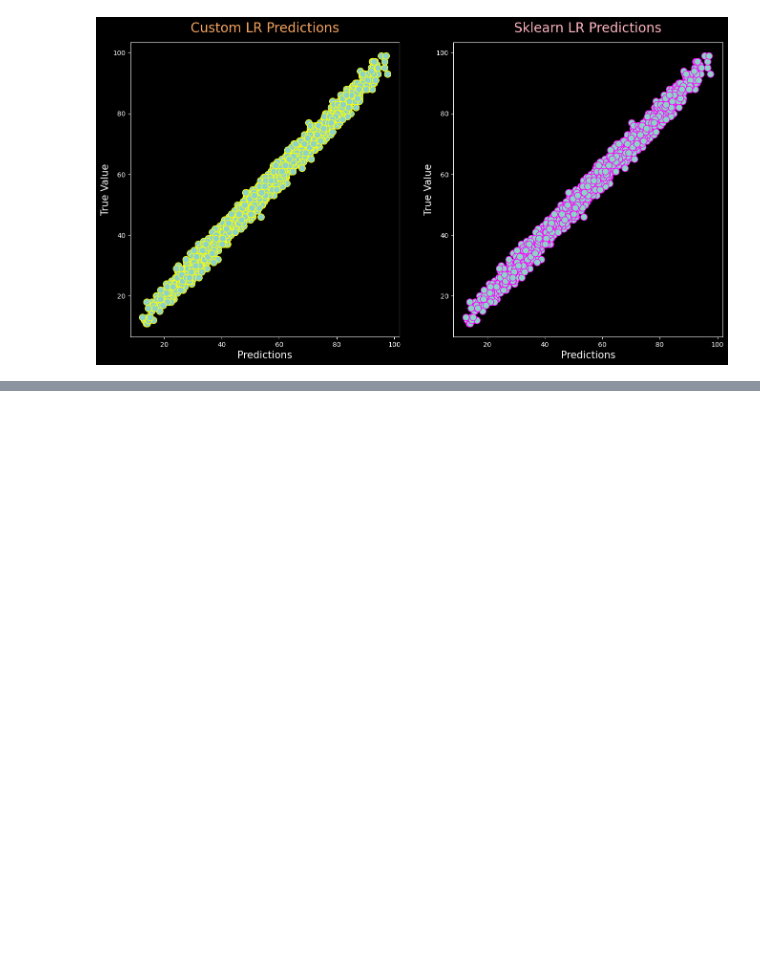
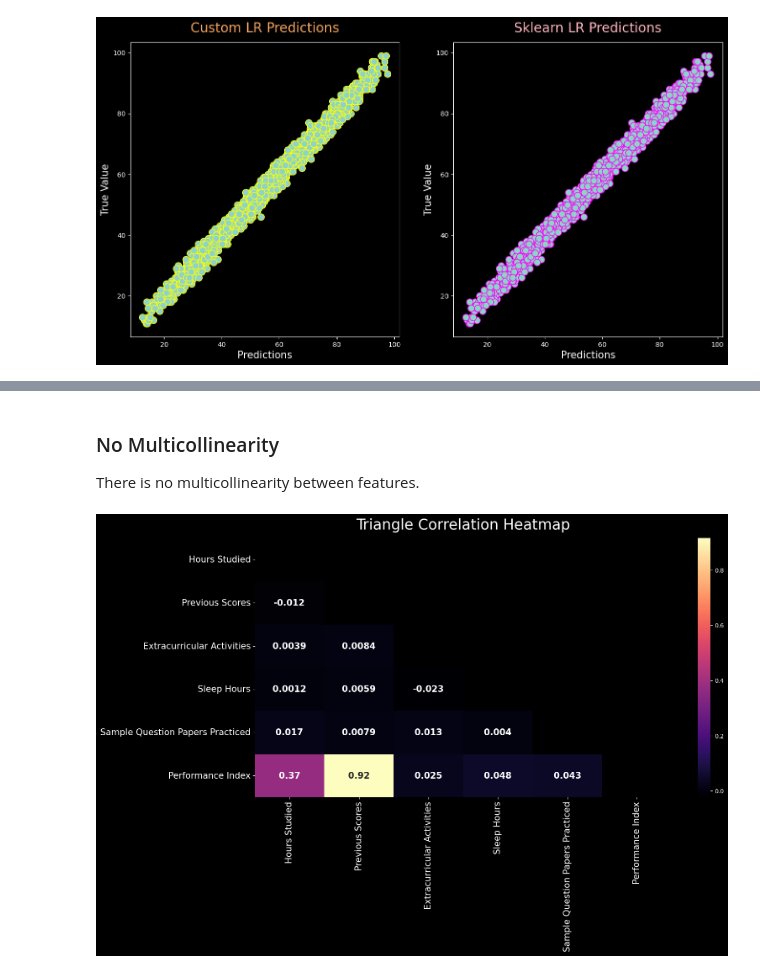
Before and after one commit to AllaBlue/Machine_Learning_From_Scratch, a Jupyter notebook: Linear_Regression/notebooks/multiple_linear_regression.ipynb, the cells around one changed output, grey strips where cells are left out. Cells and saved outputs as stored; diff of their text form; code cells hidden in the pictures; blank space fills up the shorter version.

```diff
--- a/Linear_Regression/notebooks/multiple_linear_regression.ipynb
+++ b/Linear_Regression/notebooks/multiple_linear_regression.ipynb
@@ -234,0 +316,14 @@ R2:      0.99
+# %% [markdown]
+### No Multicollinearity
+
+There is no multicollinearity between features.
+# %%
+plt.figure(figsize=(16,8))
+
+mask = np.triu(np.ones_like(df.corr(), dtype=np.bool))
+heatmap = sns.heatmap(df.corr(), mask=mask, annot=True, annot_kws={"fontsize": 15, "weight": "bold"}, cmap="magma")
+heatmap.set_title('Triangle Correlation Heatmap', fontdict={'fontsize':25}, pad=15)
+heatmap.set_xticklabels(heatmap.get_xticklabels(), fontsize=15)
+heatmap.set_yticklabels(heatmap.get_yticklabels(), fontsize=15);
+# %% [output]
+[figure, added]
```
Also changed, not shown: parts of 27 cells of this notebook.
